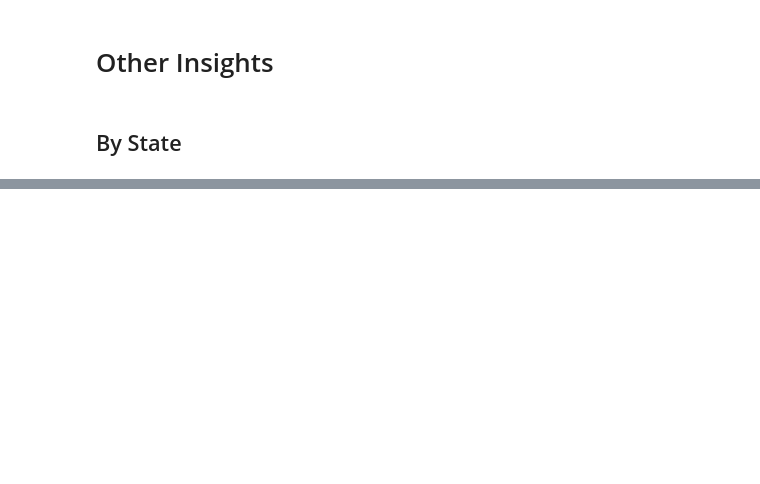
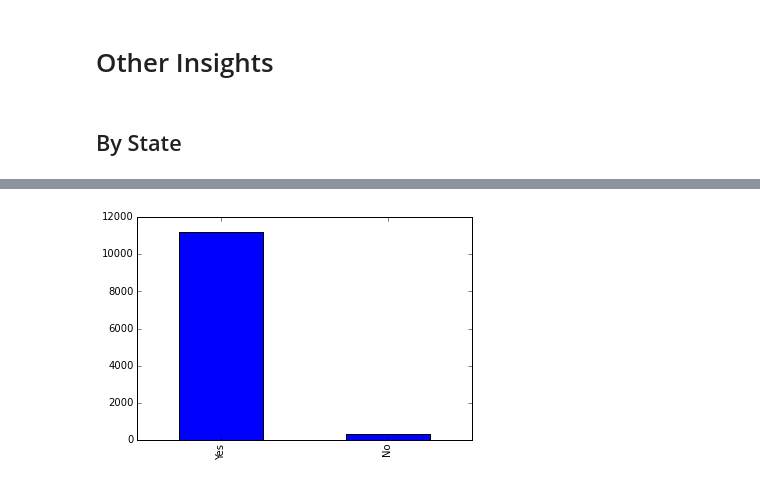
Before and after one commit to TylerKotkin/consumer-complaints, a Jupyter notebook: consumer_complaints.ipynb, the cells around one changed output, grey strips where cells are left out. Saved outputs shown, nothing was run; the diff lists cells and outputs as text; code cells hidden in the pictures; blank space fills up the shorter version.

```diff
--- a/consumer_complaints.ipynb
+++ b/consumer_complaints.ipynb
@@ -178,0 +202,4 @@ top_states.plot(kind='bar')
+# %%
+response = complaints['Timely response?']
+# %%
+timely = response.value_counts()
@@ -178,0 +212,5 @@ top_states.plot(kind='bar')
+# %%
+timely.plot(kind='bar')
+plt.show()
+# %% [output]
+[figure, added]
```
Also changed, not shown: parts of 15 cells of this notebook.
